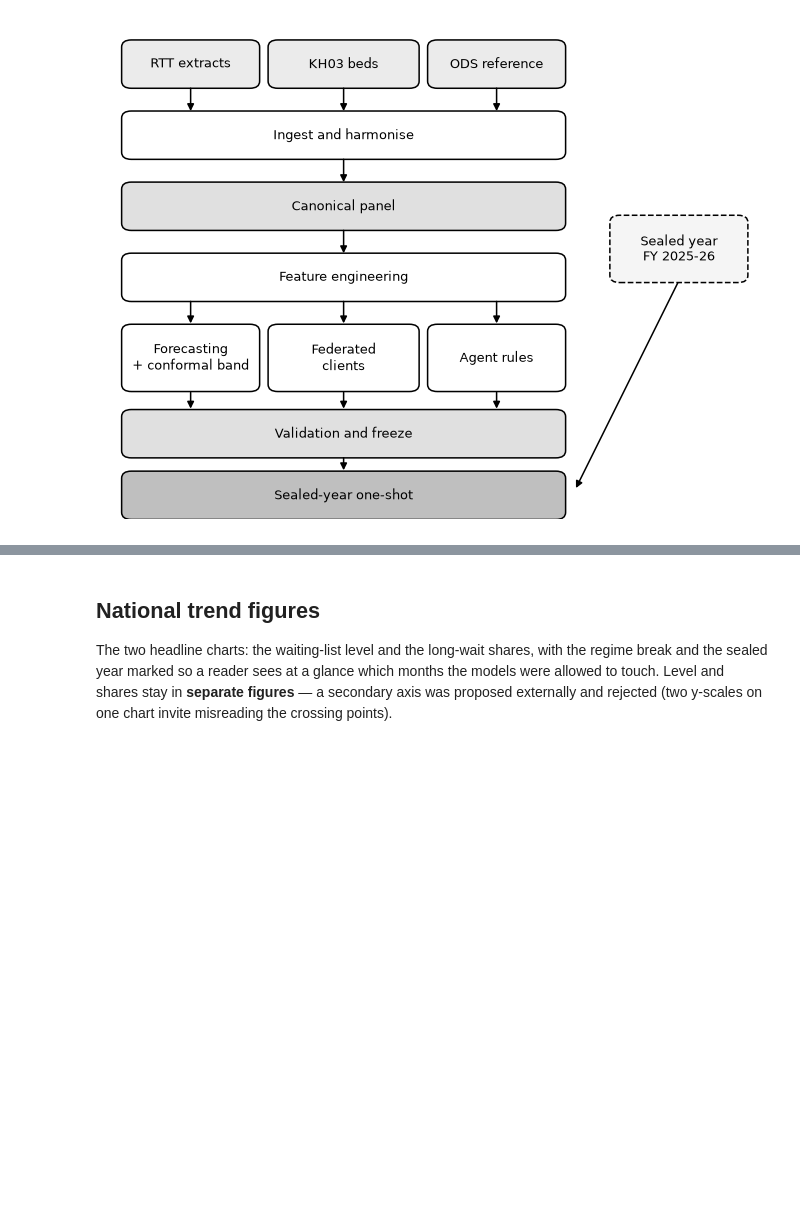
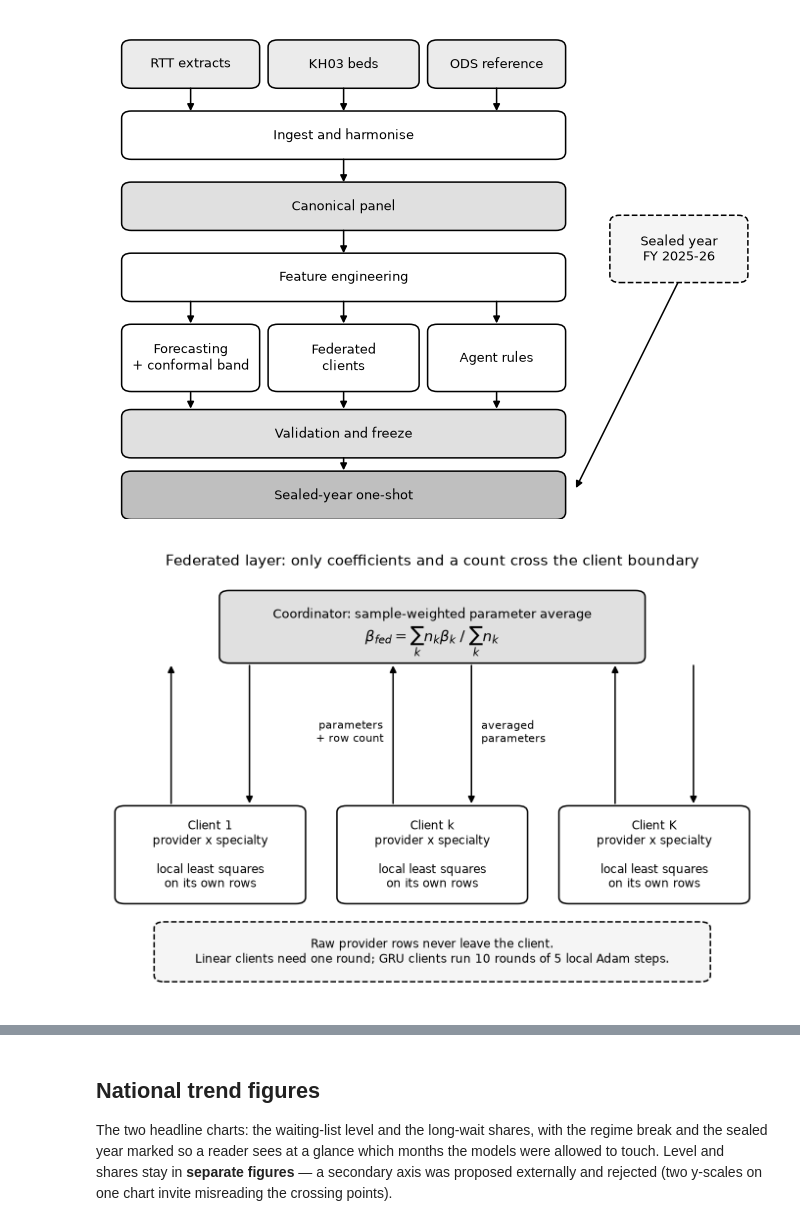
Before and after one commit to nileshsarkar-ai/fedOPD, a Jupyter notebook: src/13_report_figures.ipynb, the cells around one changed output, grey strips where cells are left out. Saved outputs shown, nothing was run; the diff lists cells and outputs as text; code cells hidden in the pictures; blank space fills up the shorter version.

```diff
--- a/src/13_report_figures.ipynb
+++ b/src/13_report_figures.ipynb
@@ -104,3 +104,50 @@ save_fig(fig, "fig_system_architecture.png", "pipeline structure (src/01-17)",
 plt.show()
 # %% [output]
 [figure]
+# %%
+# Goal: fig_fl_architecture.png - what a federation round actually moves. The system diagram shows
+# the FL layer as one box; this one opens it, because the privacy claim of the paper rests entirely
+# on what crosses the client boundary. Monochrome, stage names and the one equation only.
+from matplotlib.patches import FancyBboxPatch
+
+fig, ax = plt.subplots(figsize=(8.6, 5.6))
+ax.set_xlim(0, 100); ax.set_ylim(0, 100); ax.axis("off")
+
+
+def box(x0, x1, y, text, dashed=False, shade=1.0, height=12, size=9):
+    ax.add_patch(FancyBboxPatch((x0, y - height / 2), x1 - x0, height,
+                                boxstyle="round,pad=0.6,rounding_size=1.5",
+                                facecolor=str(shade), edgecolor="black", linewidth=1.1,
+                                linestyle="--" if dashed else "-"))
+    ax.text((x0 + x1) / 2, y, text, ha="center", va="center", fontsize=size)
+
+
+def arrow(x0, y0, x1, y1, style="-|>"):
+    ax.annotate("", xy=(x1, y1), xytext=(x0, y0),
+                arrowprops=dict(arrowstyle=style, color="black", linewidth=1.1, shrinkA=2, shrinkB=2))
+
+
+ax.add_patch(FancyBboxPatch((18, 80), 64, 16, boxstyle="round,pad=0.6,rounding_size=1.5",
+                            facecolor="0.88", edgecolor="black", linewidth=1.1))
+ax.text(50, 91, "Coordinator: sample-weighted parameter average", ha="center", va="center", fontsize=9)
+ax.text(50, 84.5, r"$\beta_{fed} = \sum_k n_k \beta_k \;/\; \sum_k n_k$", ha="center", va="center", fontsize=11)
+
+CLIENTS = [(2, 30), (36, 64), (70, 98)]
+for i, (x0, x1) in enumerate(CLIENTS):
+    label = "Client k\nprovider x specialty" if i == 1 else f"Client {1 if i == 0 else 'K'}\nprovider x specialty"
+    box(x0, x1, 34, f"{label}\n\nlocal least squares\non its own rows", height=22, size=8.5)
+    mid = (x0 + x1) / 2
+    arrow(mid - 6, 45.5, mid - 6, 79.5)      # upload: parameters only
+    arrow(mid + 6, 79.5, mid + 6, 45.5)      # download: the averaged parameters
+
+# label the middle client's pair only, since all three clients exchange exactly the same things
+ax.text(42.5, 63, "parameters\n+ row count", ha="right", va="center", fontsize=8)
+ax.text(57.5, 63, "averaged\nparameters", ha="left", va="center", fontsize=8)
+box(8, 92, 11, "Raw provider rows never leave the client.\nLinear clients need one round; GRU clients run "
+               "10 rounds of 5 local Adam steps.", dashed=True, shade=0.96, height=13, size=8.5)
+ax.set_title("Federated layer: only coefficients and a count cross the client boundary", fontsize=10.5, pad=8)
+save_fig(fig, "fig_fl_architecture.png", "pipeline structure (src/11, 14, 16)",
+         "federated round: local fit, parameter upload, weighted average, broadcast")
+plt.show()
+# %% [output]
+[figure, added]
```
Also changed, not shown: parts of 2 cells of this notebook, 6 other files.
